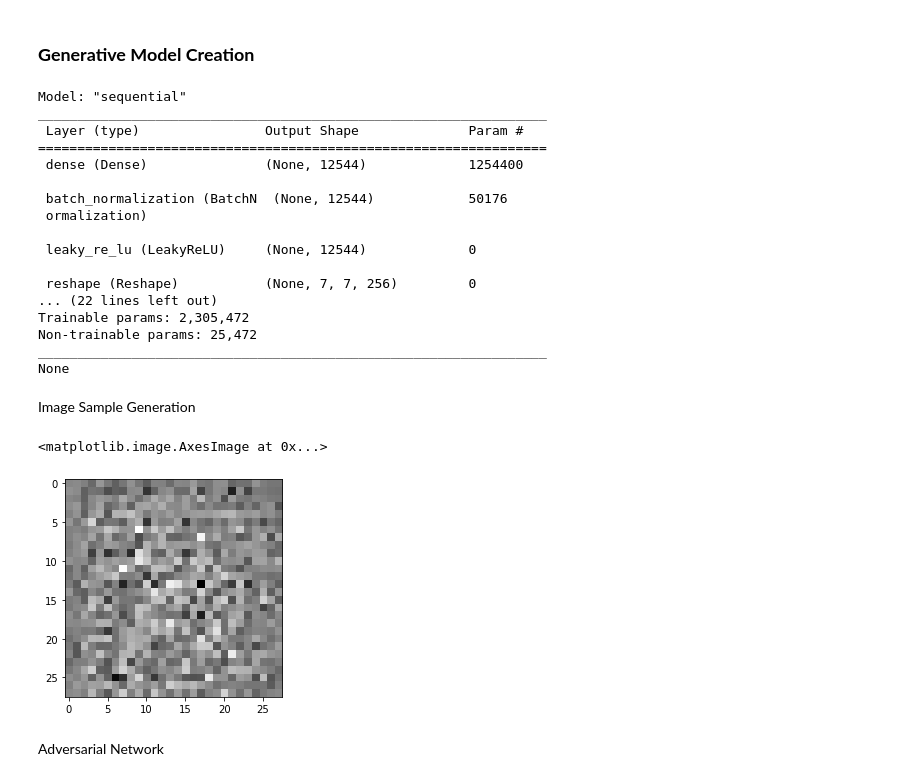
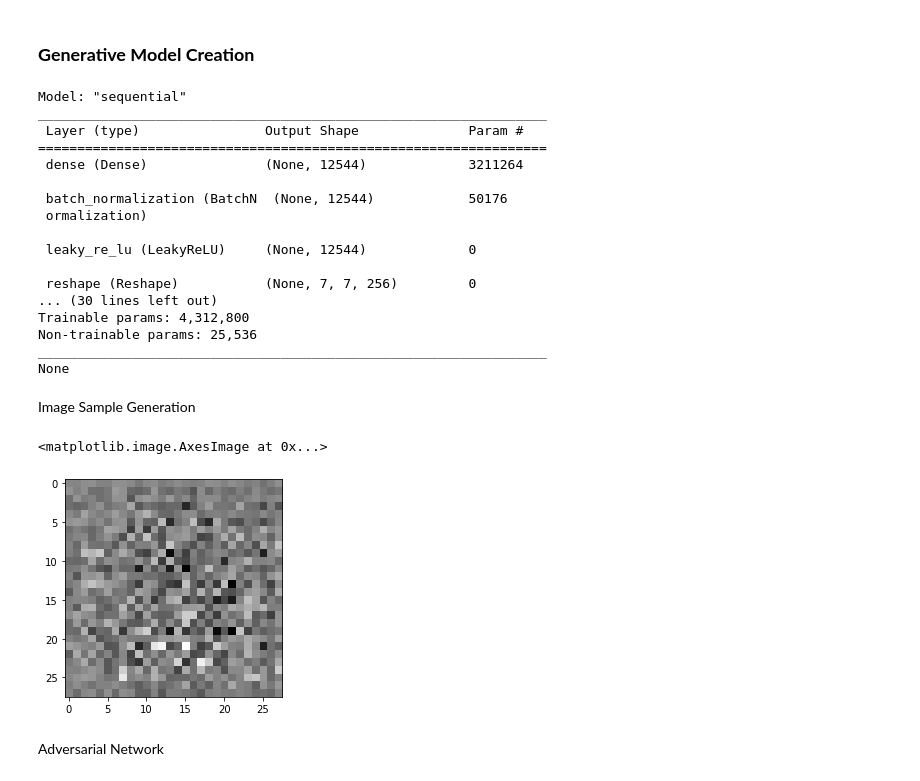
Before and after one commit to douglasta2024/Coding-Projects, a Jupyter notebook: GAN.ipynb, the cells around one changed output. Drawn from its saved outputs; the diff is of its cells as text; code cells hidden in the pictures.

```diff
--- a/GAN.ipynb
+++ b/GAN.ipynb
@@ -82,25 +73,30 @@ from tensorflow.keras.layers import (Dense,
 # %%
 def generator_model():
     model = tf.keras.Sequential()
-    model.add(Dense(7*7*256, use_bias=False, input_shape=(100,)))
+    model.add(Dense(7*7*256, use_bias=False, input_shape=(256,))) #Could try 448 for input shape. Could also change 256 to 512 to add an extra layer of neurons
     model.add(BatchNormalization())
     model.add(LeakyReLU())
 
     model.add(Reshape((7, 7, 256)))
-    assert model.output_shape == (None, 7, 7, 256) # Note: None is the batch size
+    #assert model.output_shape == (None, 7, 7, 256) # Note: None is the batch size
 
     model.add(Conv2DTranspose(128, (5, 5), strides=(1, 1), padding='same', use_bias=False))
-    assert model.output_shape == (None, 7, 7, 128)
+    #assert model.output_shape == (None, 7, 7, 128)
     model.add(BatchNormalization())
     model.add(LeakyReLU())
 
-    model.add(Conv2DTranspose(64, (5, 5), strides=(2, 2), padding='same', use_bias=False))
-    assert model.output_shape == (None, 14, 14, 64)
+    model.add(Conv2DTranspose(64, (5, 5), strides=(1, 1), padding='same', use_bias=False))
+    #assert model.output_shape == (None, 14, 14, 64)
     model.add(BatchNormalization())
     model.add(LeakyReLU())
 
-    model.add(Conv2DTranspose(1, (5, 5), strides=(2, 2), padding='same', use_bias=False, activation='tanh'))
-    assert model.output_shape == (None, 28, 28, 1)
+    model.add(Conv2DTranspose(32, (5, 5), strides=(2, 2), padding='same', use_bias=False))
+    #assert model.output_shape == (None, 14, 14, 64)
+    model.add(BatchNormalization())
+    model.add(LeakyReLU())
+
+    model.add(Conv2DTranspose(1, (5, 5), strides=(2, 2), padding='same', use_bias=False, activation='tanh')) #Could change tanh to softmax or relu
+    #assert model.output_shape == (None, 28, 28, 1)
 
     print(model.summary())
 
@@ -112,7 +108,7 @@ Model: "sequential"
 _________________________________________________________________
  Layer (type)                Output Shape              Param #
 =================================================================
- dense (Dense)               (None, 12544)             1254400
+ dense (Dense)               (None, 12544)             3211264
 
  batch_normalization (BatchN  (None, 12544)            50176
  ormalization)
@@ -120,22 +116,23 @@ _________________________________________________________________
  leaky_re_lu (LeakyReLU)     (None, 12544)             0
 
  reshape (Reshape)           (None, 7, 7, 256)         0
-... (22 lines left out)
-Trainable params: 2,305,472
-Non-trainable params: 25,472
+... (30 lines left out)
+Trainable params: 4,312,800
+Non-trainable params: 25,536
 _________________________________________________________________
 None
 # %% [markdown]
 Image Sample Generation
 # %%
 # Create a random noise and generate a sample
-noise = tf.random.normal([1, 100])
+noise = tf.random.normal([1, 256])
 generated_image = generator(noise, training=False)
+
 # Visualize the generated sample
 plt.imshow(generated_image[0, :, :, 0], cmap='gray')
 # %% [output]
 <matplotlib.image.AxesImage at 0x...>
-[figure, old version]
+[figure, new version]
 # %% [markdown]
 Adversarial Network
 # %%
```
Also changed, not shown: parts of 9 cells of this notebook.
